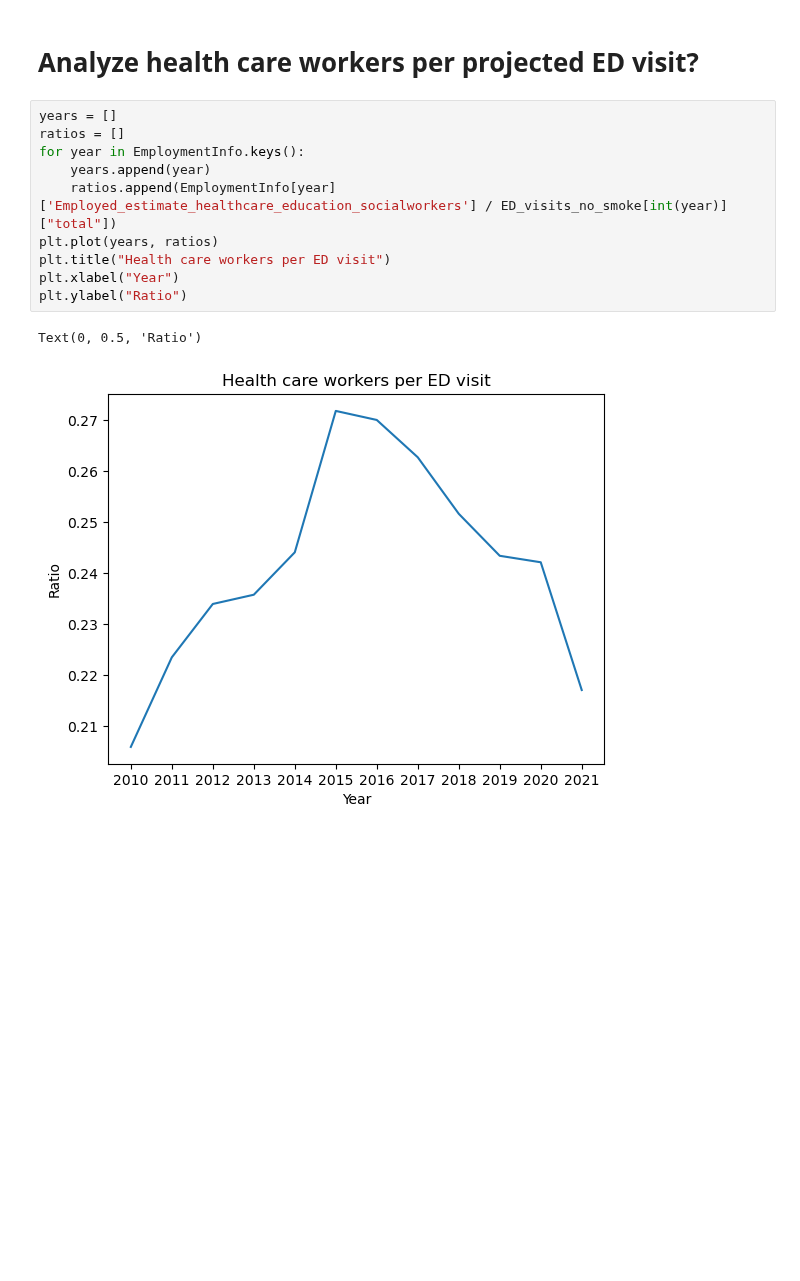
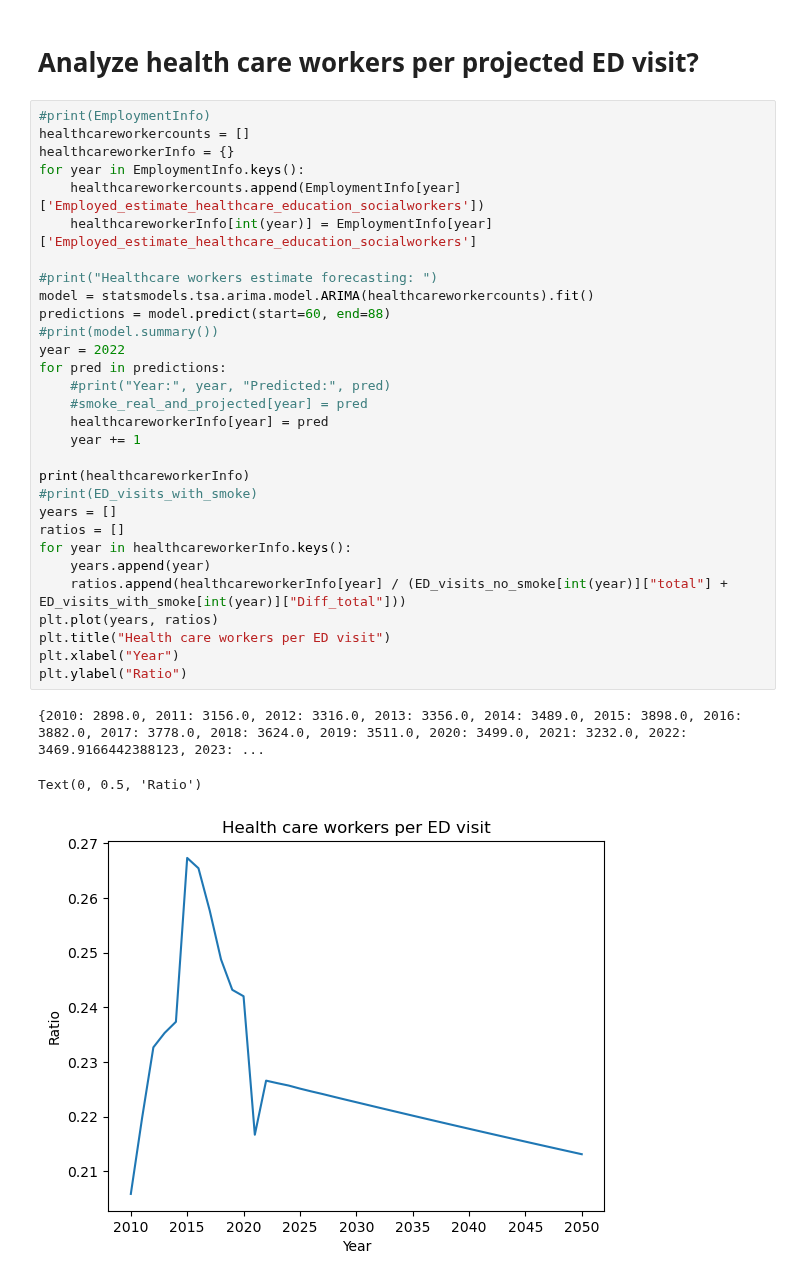
Before and after one commit to ZachBowyer/data-512-common_analysis, a Jupyter notebook: Src/Extended_Analysis.ipynb, the cells around one changed output. Drawn from its saved outputs; the diff is of its cells as text; blank space fills up the shorter version.

```diff
--- a/Src/Extended_Analysis.ipynb
+++ b/Src/Extended_Analysis.ipynb
@@ -575,15 +575,36 @@ plt.show()
 # %% [markdown]
 # Analyze health care workers per projected ED visit?
 # %%
+#print(EmploymentInfo)
+healthcareworkercounts = []
+healthcareworkerInfo = {}
+for year in EmploymentInfo.keys():
+    healthcareworkercounts.append(EmploymentInfo[year]['Employed_estimate_healthcare_education_socialworkers'])
+    healthcareworkerInfo[int(year)] = EmploymentInfo[year]['Employed_estimate_healthcare_education_socialworkers']
+
+#print("Healthcare workers estimate forecasting: ")
+model = statsmodels.tsa.arima.model.ARIMA(healthcareworkercounts).fit()
+predictions = model.predict(start=60, end=88)
+#print(model.summary())
+year = 2022
+for pred in predictions:
+    #print("Year:", year, "Predicted:", pred)
+    #smoke_real_and_projected[year] = pred
+    healthcareworkerInfo[year] = pred
+    year += 1
+
+print(healthcareworkerInfo)
+#print(ED_visits_with_smoke)
 years = []
 ratios = []
-for year in EmploymentInfo.keys():
+for year in healthcareworkerInfo.keys():
     years.append(year)
-    ratios.append(EmploymentInfo[year]['Employed_estimate_healthcare_education_socialworkers'] / ED_visits_no_smoke[int(year)]["total"])
+    ratios.append(healthcareworkerInfo[year] / (ED_visits_no_smoke[int(year)]["total"] + ED_visits_with_smoke[int(year)]["Diff_total"]))
 plt.plot(years, ratios)
 plt.title("Health care workers per ED visit")
 plt.xlabel("Year")
 plt.ylabel("Ratio")
 # %% [output]
-Text(0, 0.5, 'Ratio')
+{2010: 2898.0, 2011: 3156.0, 2012: 3316.0, 2013: 3356.0, 2014: 3489.0, 2015: 3898.0, 2016: 3882.0, 2017: 3778.0, 2018: 3624.0, 2019: 3511.0, 2020: 3499.0, 2021: 3232.0, 2022: 3469.9166442388123, 2023: ...
+Text(0, 0.5, 'Ratio')
-[figure, old version]
+[figure, new version]
```
Also changed, not shown: parts of 22 cells of this notebook, 1 other file.
